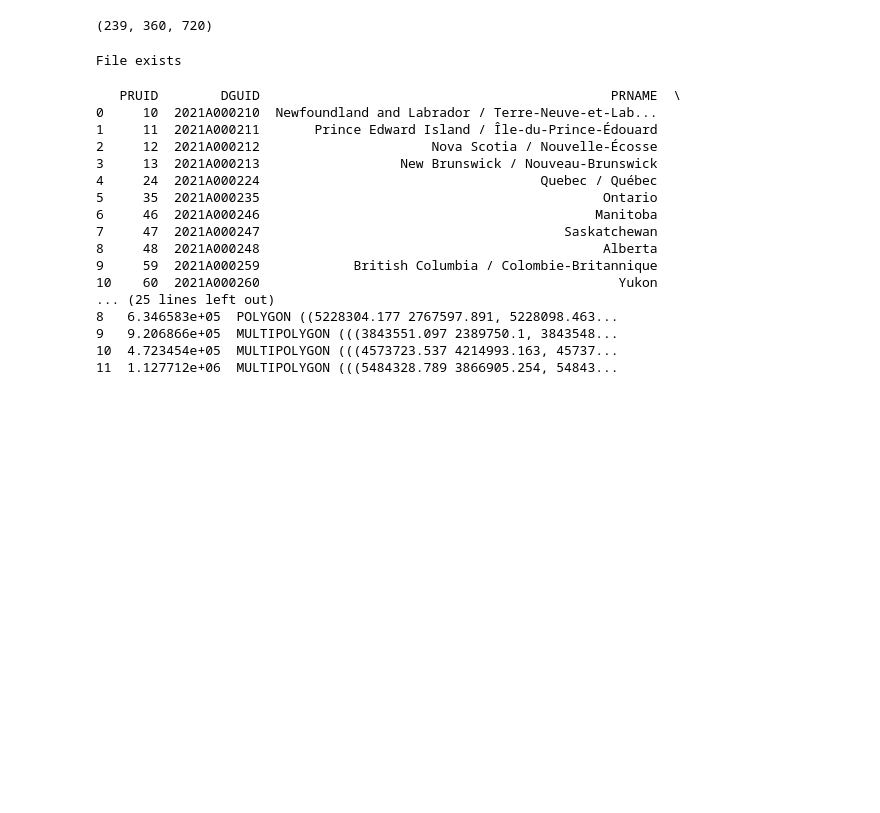
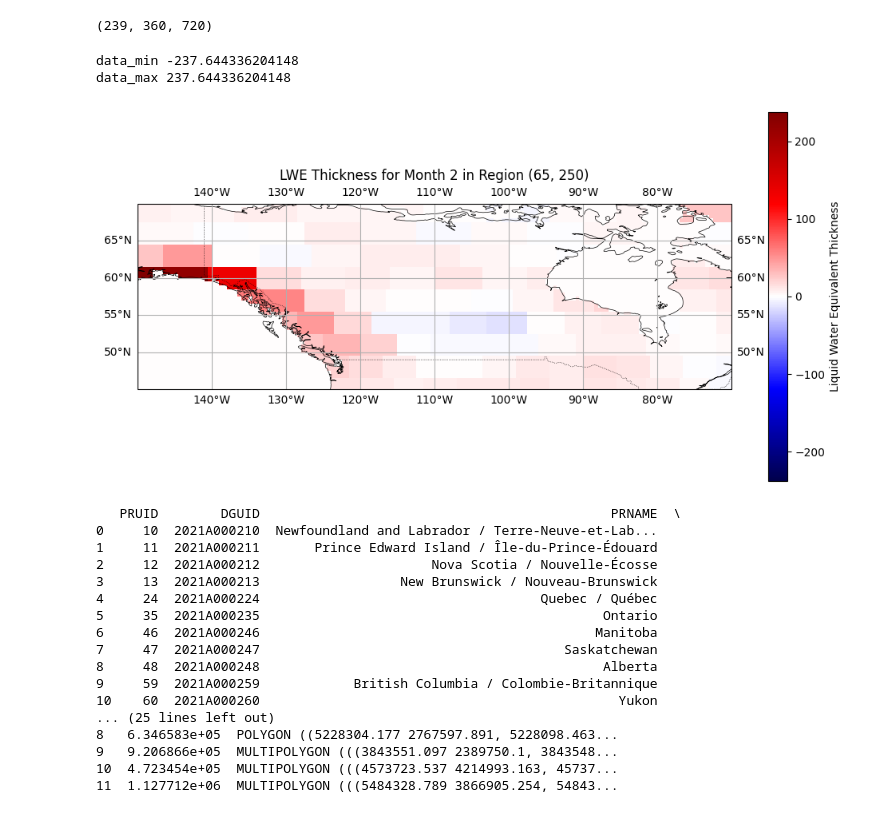
Before and after one commit to faehdy/Space_Data_Kernel, a Jupyter notebook: Grace/Project/src/LWE_Mascon.ipynb, the cells around one changed output. Cells and saved outputs as stored; diff of their text form; code cells hidden in the pictures; blank space fills up the shorter version.

Commit message:
Best Mascon so far, with adjusted latitudes to get canada from 45N to 70 N

```diff
--- a/Grace/Project/src/LWE_Mascon.ipynb
+++ b/Grace/Project/src/LWE_Mascon.ipynb
@@ -70,8 +70,8 @@ def plot_lwe_thickness_region(center_lat, center_lon, width, height, time_index=
         center_lon += 360
 
     # Calculate the bounds of the region
-    lat_min = center_lat - height / 2
-    lat_max = center_lat + height / 2
+    lat_min = max(center_lat - height / 2, 45) #45 N as a treshold to get the right frame for canada
+    lat_max = min(center_lat + height / 2, 70) #70 N as a threshold to get the right frame to not get nunavut
     lon_min = center_lon - width / 2
     lon_max = center_lon + width / 2
 
@@ -88,7 +88,7 @@ def plot_lwe_thickness_region(center_lat, center_lon, width, height, time_index=
     subset_lat = lat[lat_indices]
     subset_lon = lon[lon_indices]
     time_idx = time_index if time_index is not None else i
-    subset_lwe_thickness = lwe_thickness[time_idx, lat_indices[:, None], lon_indices] #changed this to only_land_mask could be also lwe_thickness
+    subset_lwe_thickness = only_land_mask[time_idx, lat_indices[:, None], lon_indices] #changed this to only_land_mask could be also lwe_thickness
 
     # Check if subset_lwe_thickness is valid
     if subset_lwe_thickness.size == 0:
@@ -128,17 +128,28 @@ def plot_lwe_thickness_region(center_lat, center_lon, width, height, time_index=
     ax.set_title(f'LWE Thickness for Month {time_idx + 1} in Region ({center_lat}, {center_lon})')
 
     return fig, data_min, data_max
-# %%
-# LOAD DATA
-data_path = '../Data/lpr_000b21a_e/lpr_000b21a_e.shp'
-
-# Check if the file exists
-if os.path.exists(data_path):
-    print("File exists")
-else:
-    raise FileNotFoundError(f"File not found: {data_path}")
-# %% [output]
-File exists
+# %%
+# Plotting the LWE thickness with landmask for canada
+# Set the right rectangle parameters for canada
+center_lat = 65
+center_lon = -110
+width = 80
+height = 40
+time_index = 1
+
+lat = mascons.variables['lat'][:]
+lon = mascons.variables['lon'][:]
+lwe_thickness = mascons.variables['lwe_thickness'][:]
+
+fig, data_min, data_max = plot_lwe_thickness_region(center_lat, center_lon, width, height, time_index)
+print("data_min", data_min)
+print("data_max", data_max)
+# Show the plot
+plt.show()
+# %% [output]
+data_min -237.644336204148
+data_max 237.644336204148
+[figure, added]
 # %%
 from shapely.geometry import Point
 canada_shape = gpd.read_file('../Data/lpr_000b21a_e/lpr_000b21a_e.shp')
```
Also changed, not shown: parts of 1 cell of this notebook.
